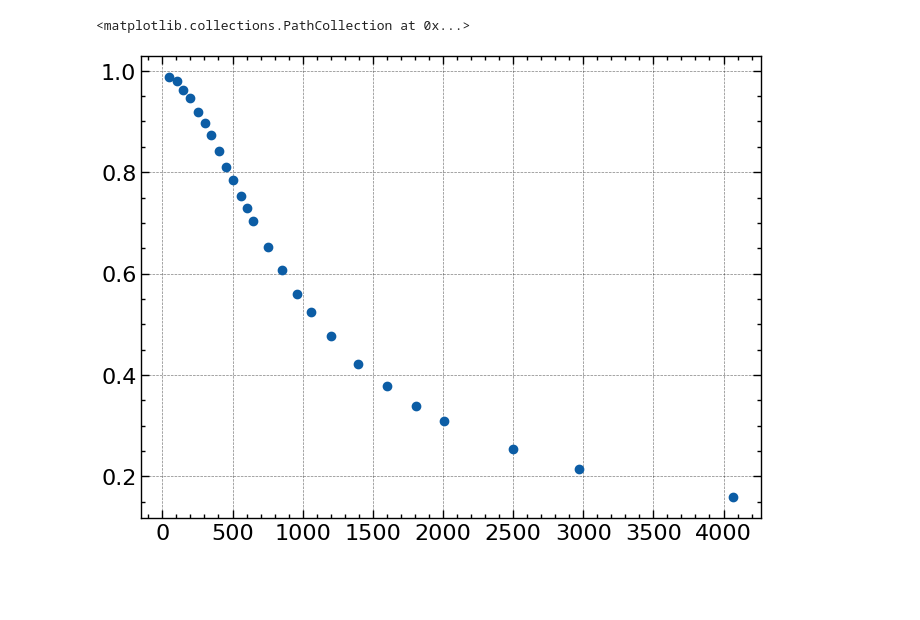
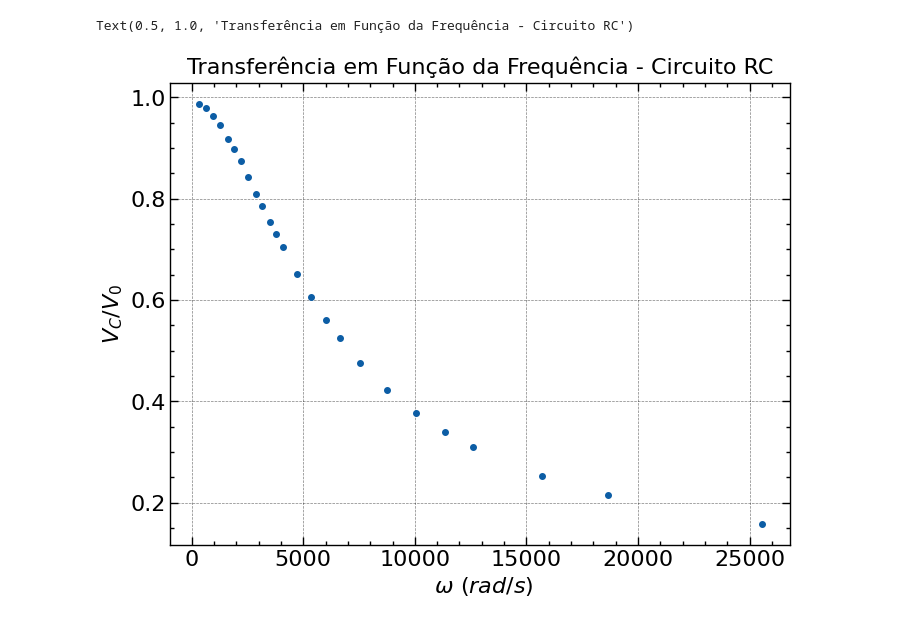
Before and after one commit to matncb/laboratorio-fisica3, a Jupyter notebook: Circuitos-ac/filtros.ipynb, the cells around one changed output. Cells and saved outputs as stored; diff of their text form; code cells hidden in the pictures; blank space fills up the shorter version.

```diff
--- a/Circuitos-ac/filtros.ipynb
+++ b/Circuitos-ac/filtros.ipynb
@@ -31,5 +64,9 @@ plt.scatter(f[:-6], (V_R/V_0)[:-6])
 # %%
-plt.scatter(f[:-6], (V_C/V_0)[:-6])
+plt.errorbar(2*np.pi*f[:-6], (V_C/V_0)[:-6], xerr=2*np.pi*f_err[-6], yerr= (V_C_err/V_0 + V_R/V_0**2 *0.001)[-6], marker = 'o',ms = 4, ls = '',)
+
+plt.xlabel(r"$\ \omega \ (rad/s)$")
+plt.ylabel(r"$V_C/V_0$")
+plt.title("Transferência em Função da Frequência - Circuito RC")
 # %% [output]
-<matplotlib.collections.PathCollection at 0x...>
+Text(0.5, 1.0, 'Transferência em Função da Frequência - Circuito RC')
-[figure, old version]
+[figure, new version]
```
Also changed, not shown: parts of 8 cells of this notebook.
